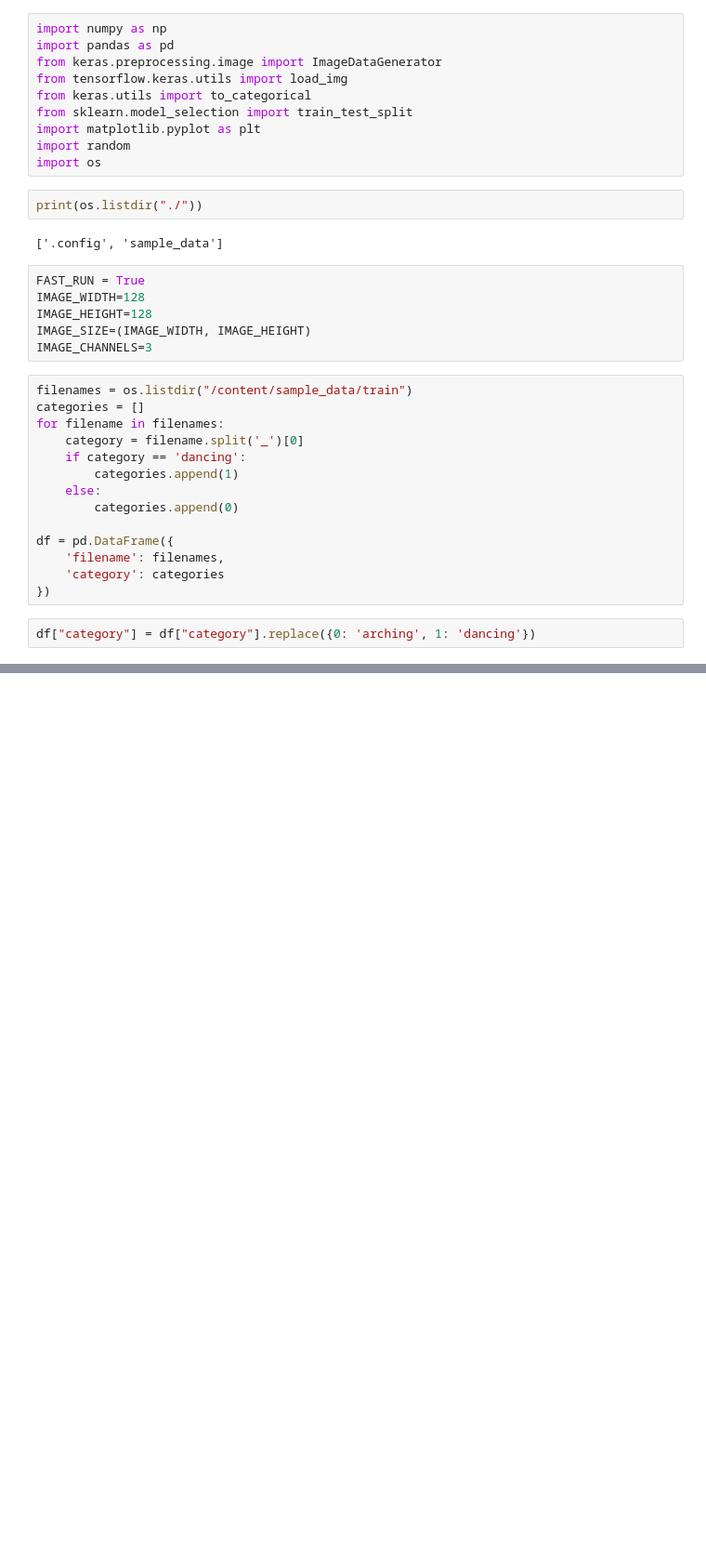
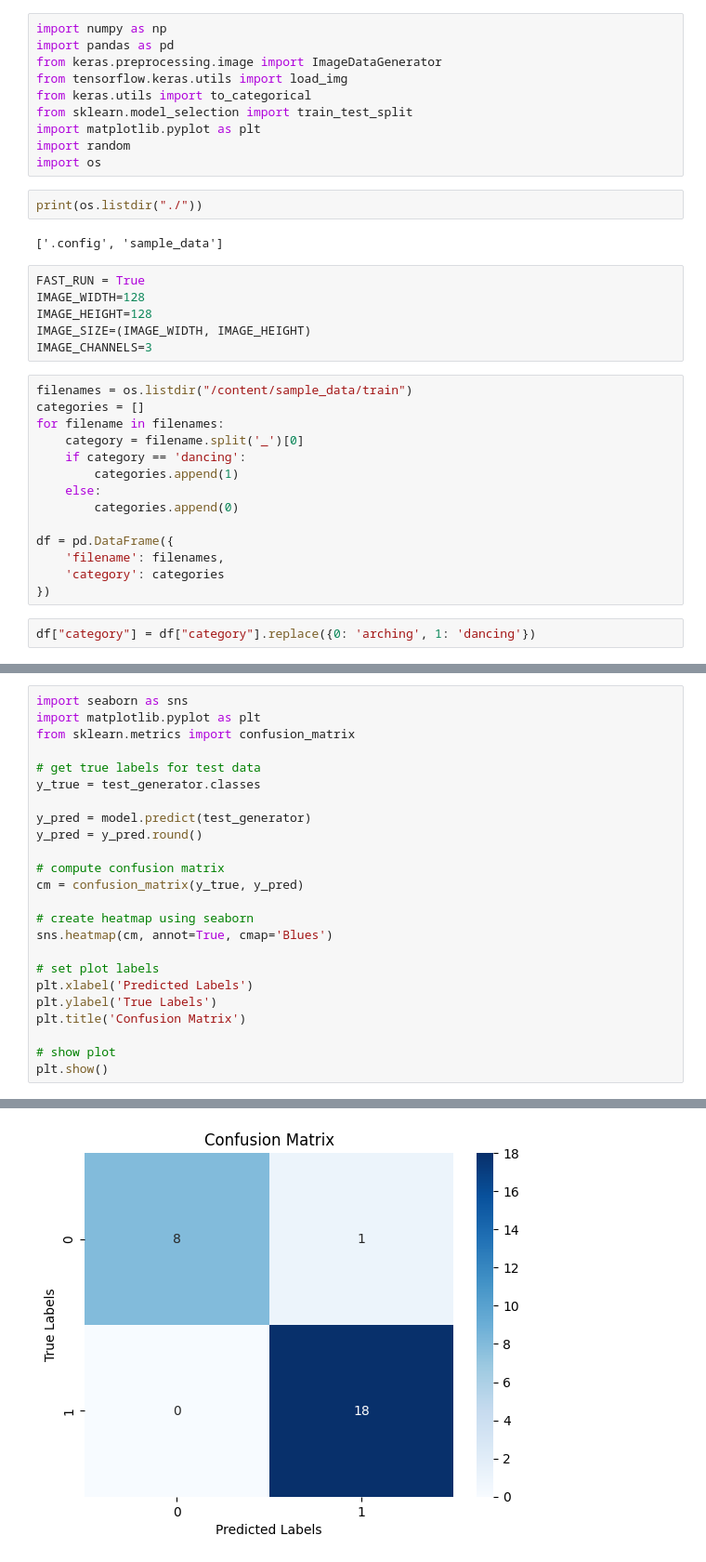
Before and after one commit to NithinNarayanan07/Context-Based-Image-Annotation, a Jupyter notebook: Phase2/Models/Inception_V3/Binary_Classification_Inception.ipynb, the cells around one changed output, grey strips where cells are left out. Shown at 93% size. Drawn from its saved outputs; the diff is of its cells as text; blank space fills up the shorter version.

Commit message:
Confusion matrix and f1 score in inception v3

```diff
--- a/Phase2/Models/Inception_V3/Binary_Classification_Inception.ipynb
+++ b/Phase2/Models/Inception_V3/Binary_Classification_Inception.ipynb
@@ -174,0 +172,25 @@ Test accuracy: 0.9166666865348816
+# %%
+import seaborn as sns
+import matplotlib.pyplot as plt
+from sklearn.metrics import confusion_matrix
+
+# get true labels for test data
+y_true = test_generator.classes
+
+y_pred = model.predict(test_generator)
+y_pred = y_pred.round()
+
+# compute confusion matrix
+cm = confusion_matrix(y_true, y_pred)
+
+# create heatmap using seaborn
+sns.heatmap(cm, annot=True, cmap='Blues')
+
+# set plot labels
+plt.xlabel('Predicted Labels')
+plt.ylabel('True Labels')
+plt.title('Confusion Matrix')
+
+# show plot
+plt.show()
+# %% [output]
@@ -174,0 +198 @@ Test accuracy: 0.9166666865348816
+[figure, added]
```
Also changed, not shown: parts of 7 cells of this notebook.
